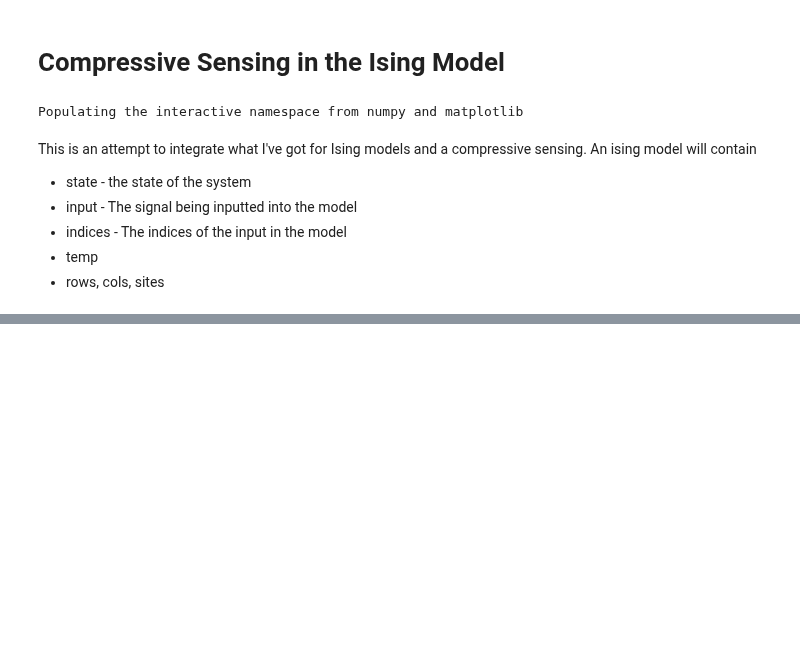
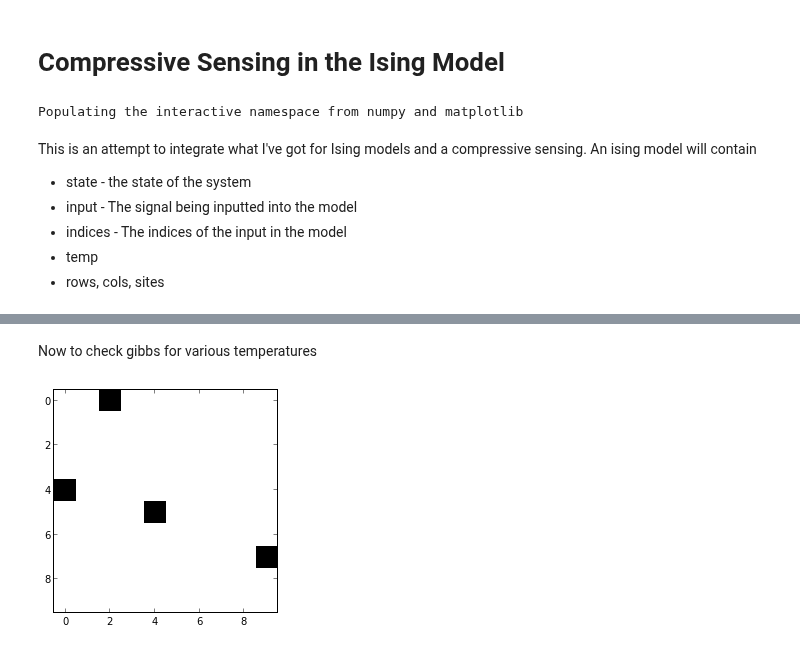
Before and after one commit to forrestsheldon/neurodynamics, a Jupyter notebook: Ising_CS.ipynb, the cells around one changed output, grey strips where cells are left out. Drawn from its saved outputs; the diff is of its cells as text; code cells hidden in the pictures; blank space fills up the shorter version.

Commit message:
Continuing push on Ising model results

```diff
--- a/Ising_CS.ipynb
+++ b/Ising_CS.ipynb
@@ -218,10 +218,10 @@ class Ising_cs(object):
         N_sample = 20 * self.sites
 
         E = np.array([])
-        #if self.temp < 1.75:
-        #    self.ground_state()
-        #else:
-        #    self.randomize()
+        if self.temp < 1.75:
+            self.ground_state()
+        else:
+            self.randomize()
         self.ground_state()
 
         self.gibbs(N_init)
@@ -261,3 +261,18 @@ class Ising_cs(object):
                     active_border.appendleft((i, j))
                     cluster.add((i, j))
         return False
+
+    def measurement_vec(self, (rec_i, rec_j)):
+        """
+        Returns a vector expressing the dependence of the recording spin at rec_i, rec_j on each of the spins in
+        signal.  This dependence is a 1 if they are connected to the same cluster and 0 otherwise and the vectors
+        are l1 normalized
+        """
+        measurement_vec = np.zeros_like(self.signal)
+
+        for meas_idx, (sig_i, sig_j) in enumerate(self.fixed):
+            measurement_vec[n] = int(self.is_connected((rec_i, rec_j), (sig_i, sig_j)))
+        s = sum(measurement_vec))
+        if s != 0:
+            measurement_vec = measurement_vec / float(s)
+        return measurement_vec
@@ -264,5 +283,5 @@ class Ising_cs(object):
 # %%
 signal = np.array([0, 0, 1, 0, 0, 1, 1, 1, 0, 0])
 signal[signal==0] = -1
-all_idx = list(np.ndindex(20, 20))
+all_idx = list(np.ndindex(10, 10))
 fix = rndm.sample(all_idx, len(signal))
@@ -270,0 +288,2 @@ crit = Ising_cs((40, 40), signal, fix, 100)
+# %%
+cs_test = Ising_cs((10, 10), signal, fix, 2.3)
@@ -270,0 +310,8 @@ crit = Ising_cs((40, 40), signal, fix, 100)
+# %% [markdown]
+Now to check gibbs for various temperatures
+# %%
+cs_test.set_temp(0.1)
+cs_test.gibbs(100 * cs_test.sites)
+cs_test.display()
+# %% [output]
+[figure, added]
```
Also changed, not shown: parts of 37 cells of this notebook, 1 other file.
